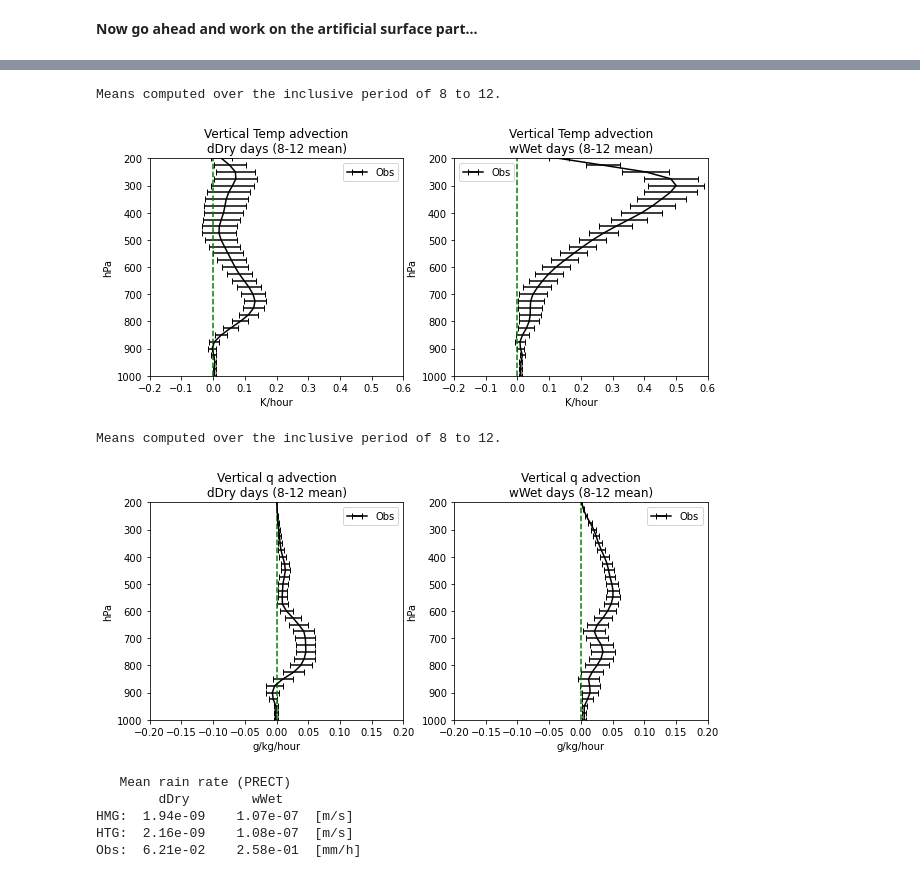
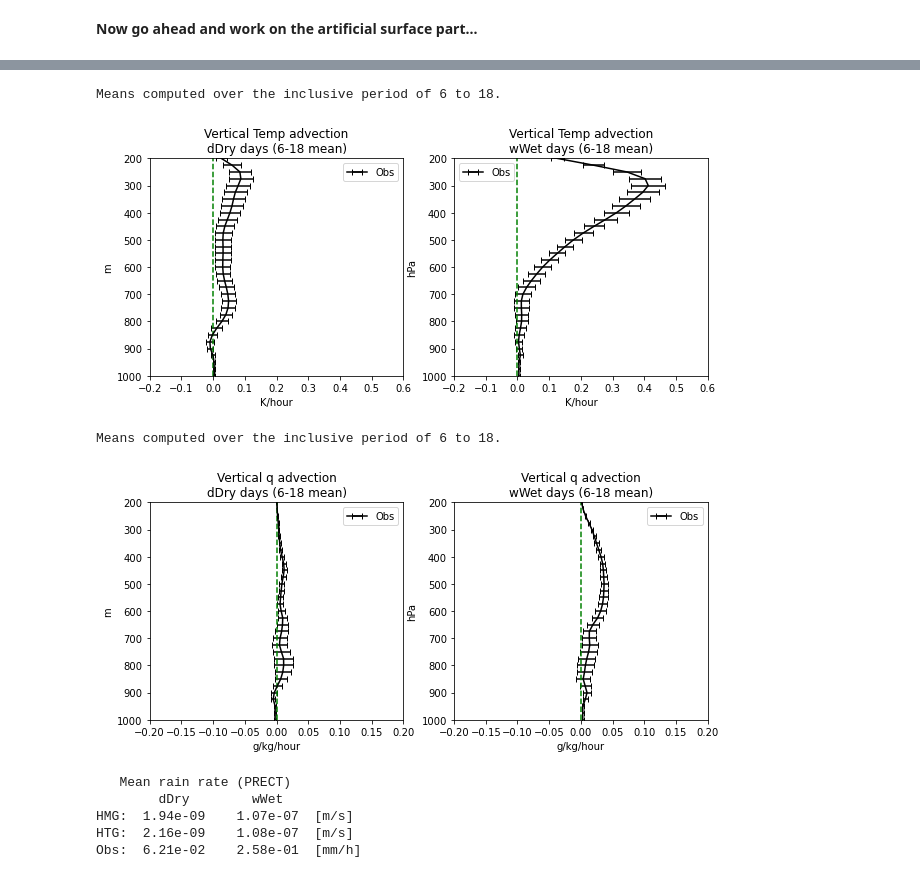
Before and after one commit to megandevlan/CLASP-CESM2_analysis, a Jupyter notebook: UnderstandMeteorology.ipynb, the cells around one changed output, grey strips where cells are left out. Drawn from its saved outputs; the diff is of its cells as text; code cells hidden in the pictures.

Commit message:
Periodic script updates

```diff
--- a/UnderstandMeteorology.ipynb
+++ b/UnderstandMeteorology.ipynb
@@ -946,5 +955,8 @@ del HMGclmDSpatch_all2018
 # %% [markdown]
 ## Make some plots!
+# %%
+nateDS_HTG['WindMagnitude'] = (('time','lev'), np.sqrt((nateDS_HTG.u.values**2) + (nateDS_HTG.v.values**2)))
+nateDS_HMG['WindMagnitude'] = (('time','lev'), np.sqrt((nateDS_HMG.u.values**2) + (nateDS_HMG.v.values**2)))
 # %%
 nateDS_HTG
 # %% [output]
@@ -1454,9 +1466,13 @@ def plotProfilesObs_timeOfDayMean(startHr, endHr, varSel, maxLev, xMin, xMax):
                     xerr = 2*stdErr_dDry_Obs,
                     fmt='k-', capsize=3, label='Obs')
     axs[0].legend()
-    axs[0].set_title(nateDS_local[varSel].long_name+'\ndDry days ('+str(startHr)+'-'+str(endHr)+' mean)')
-    axs[0].set_ylabel('hPa')
-    axs[0].set_xlabel(nateDS_local[varSel].units)
+    if varSel=='WindMagnitude':
+        axs[0].set_title('WindMagnitude\ndDry days ('+str(startHr)+'-'+str(endHr)+' mean)')
+        axs[0].set_xlabel(nateDS_local['u'].units)
+    else:
+        axs[0].set_title(nateDS_local[varSel].long_name+'\ndDry days ('+str(startHr)+'-'+str(endHr)+' mean)')
+        axs[0].set_xlabel(nateDS_local[varSel].units)
+    axs[0].set_ylabel('m')
 
     # Plot wWet days
     axs[1].errorbar(np.squeeze(hourlyMean_wWetTimeSel_Obs[varSel].values),
@@ -1464,9 +1480,12 @@ def plotProfilesObs_timeOfDayMean(startHr, endHr, varSel, maxLev, xMin, xMax):
                     xerr = 2*stdErr_wWet_Obs,
                     fmt='k-', capsize=3, label='Obs')
     axs[1].legend()
-    axs[1].set_title(nateDS_local[varSel].long_name+'\nwWet days ('+str(startHr)+'-'+str(endHr)+' mean)')
-    axs[1].set_ylabel('hPa')
-    axs[1].set_xlabel(nateDS_local[varSel].units)
+    if varSel=='WindMagnitude':
+        axs[1].set_title('WindMagnitude\nwWet days ('+str(startHr)+'-'+str(endHr)+' mean)')
+        axs[1].set_xlabel(nateDS_local['u'].units)
+    else:
+        axs[1].set_title(nateDS_local[varSel].long_name+'\ndDry days ('+str(startHr)+'-'+str(endHr)+' mean)')
+        axs[1].set_xlabel(nateDS_local[varSel].units)
 
     # Same settings for both subplots
     axs[0].set_ylim([maxLev,1000])
@@ -1665,13 +1760,13 @@ Means computed over the inclusive period of 8 to 12.
 # %%
-plotProfilesObs_timeOfDayMean(8,12, 'T_adv_v', 200, -0.2, 0.6)
+plotProfilesObs_timeOfDayMean(6,18, 'T_adv_v', 200, -0.2, 0.6)
 # %% [output]
-Means computed over the inclusive period of 8 to 12.
+Means computed over the inclusive period of 6 to 18.
-[figure, old version]
+[figure, new version]
 # %%
-plotProfilesObs_timeOfDayMean(8,12, 'q_adv_v', 200, -0.2, 0.2)
+plotProfilesObs_timeOfDayMean(6,18, 'q_adv_v', 200, -0.2, 0.2)
 # %% [output]
-Means computed over the inclusive period of 8 to 12.
+Means computed over the inclusive period of 6 to 18.
-[figure, old version]
+[figure, new version]
 # %%
 print('   Mean rain rate (PRECT)')
 print('        dDry        wWet')
```
Also changed, not shown: parts of 21 cells of this notebook, 1 other file.
